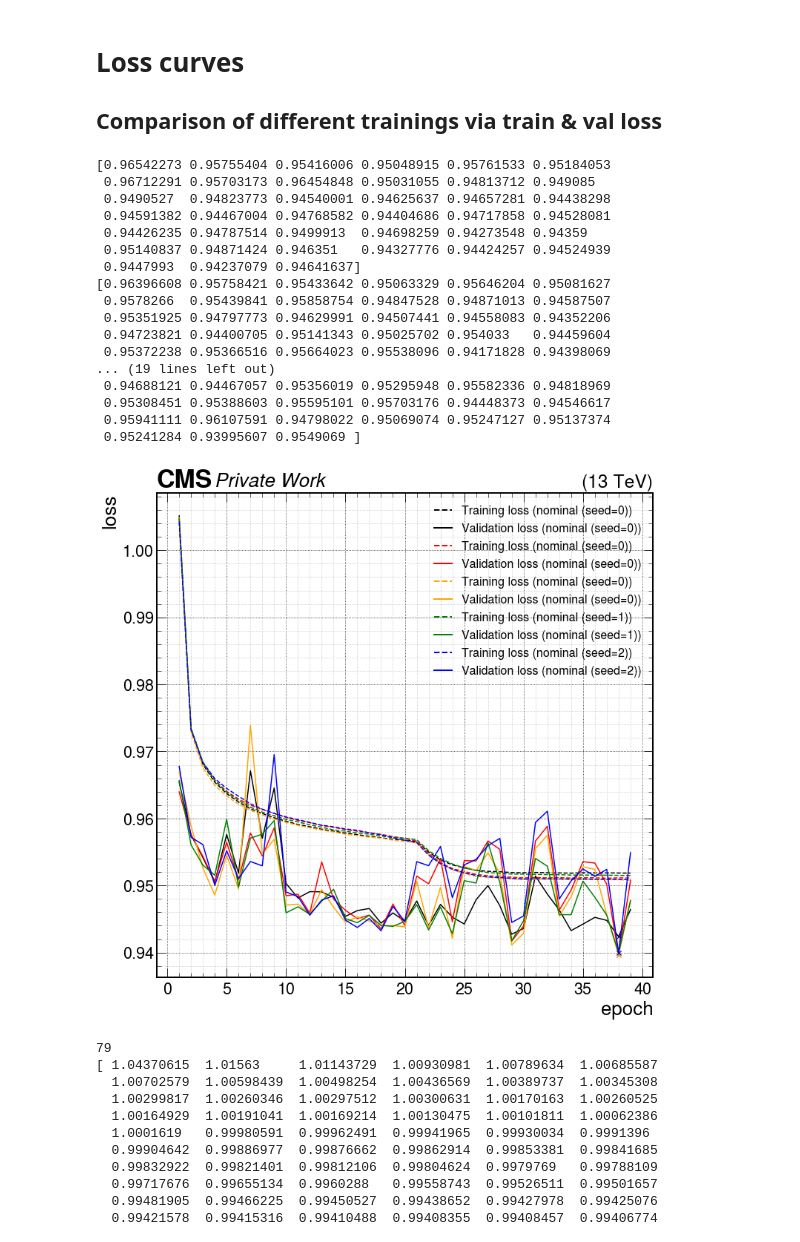
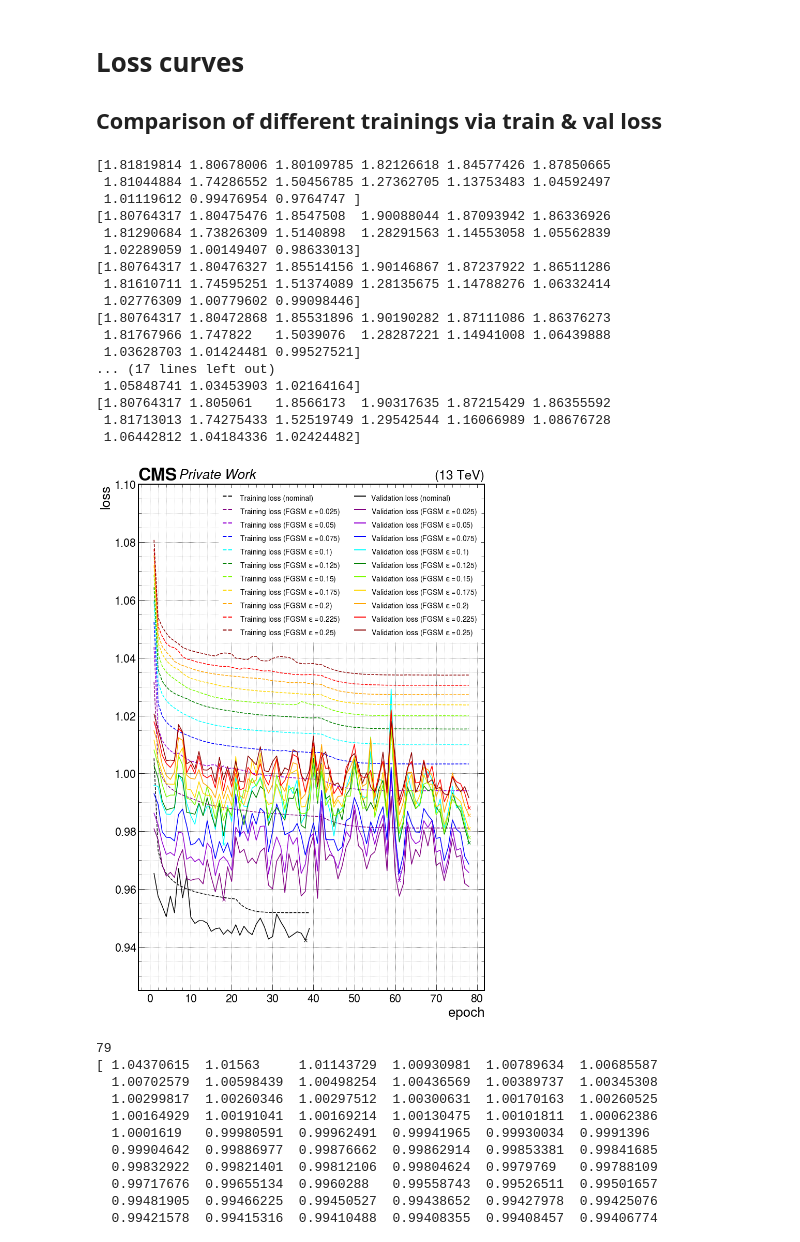
Before and after one commit to hschoenen/DeepJet, a Jupyter notebook: scripts/plot_loss.ipynb, the cells around one changed output. Saved outputs shown, nothing was run; the diff lists cells and outputs as text; code cells hidden in the pictures.

```diff
--- a/scripts/plot_loss.ipynb
+++ b/scripts/plot_loss.ipynb
@@ -10,6 +10,8 @@ import mplhep as hep
 
 plt.style.use(hep.cms.style.ROOT)
 # %%
+saveDir = '/home/home1/institut_3a/hschoenen/plots'
+modelDir = '/net/data_cms/institut_3a/hschoenen/models'
 dirz = {
     'nominal': f'/net/data_cms/institut_3a/hschoenen/models/nominal/',
     'nominal_2': f'/net/data_cms/institut_3a/hschoenen/models/nominal_2/',
@@ -28,5 +30,6 @@ dirz = {
     'fgsm-0_225': f'/net/scratch_cms3a/hschoenen/deepjet/results/fgsm-0_225/',
     'fgsm-0_25': f'/net/scratch_cms3a/hschoenen/deepjet/results/fgsm-0_25/',
 }
-saveDir = '/home/home1/institut_3a/hschoenen/plots'
+for model in dirz:
+    dirz[model] = f'{modelDir}/{model}/'
 # %%
@@ -69,7 +72,7 @@ leg_text = {
 }
 # %%
 # specify models
-model_names = ['nominal','nominal_2','nominal_3','nominal_seed1','nominal_seed2']#,'fgsm-0_025','fgsm-0_05','fgsm-0_075','fgsm-0_1','fgsm-0_125','fgsm-0_15','fgsm-0_175','fgsm-0_2','fgsm-0_225','fgsm-0_25']#'fgsm-0_01','fgsm-0_02','fgsm-0_01-new_epsilons',
+model_names = ['nominal','fgsm-0_025','fgsm-0_05','fgsm-0_075','fgsm-0_1','fgsm-0_125','fgsm-0_15','fgsm-0_175','fgsm-0_2','fgsm-0_225','fgsm-0_25']#,]#''nominal_2','nominal_3','nominal_seed1','nominal_seed2'
 # specify loss: 'training_validation' , 'training' , 'validation'
 plot_mode = 'training_validation'
 # specify: plot losses from batches in 1st epoch?
@@ -77,10 +80,11 @@ include_batch_losses = False
 # specify: put a marker at the best validation loss
 mark_best_loss = True
 
-fig,ax = plt.subplots(figsize=[12,12])
+fig,ax = plt.subplots(figsize=[12,18])
 plt.style.use(hep.cms.style.ROOT)
 ax.grid(which='minor', alpha=0.85)
 ax.grid(which='major', alpha=0.95, color='black')
+ax.set_ylim(top=1.1, bottom=0.925)
 title = ''
 for model in model_names:
     title = title + model + '_'
@@ -94,6 +98,7 @@ for model in model_names:
     batch_axis = np.arange(0,1+1/n_batches,1/n_batches)[indices]
     batch_training_losses = batch_training_losses[indices]
     batch_validation_losses = batch_validation_losses[indices]
+    print(batch_validation_losses)
     # losses from all epochs
     if mark_best_loss:
         best_epoch = epoch_validation_losses[-1]
@@ -104,55 +109,54 @@ for model in model_names:
     epoch_validation_losses = epoch_validation_losses[:-1]
 
     if include_batch_losses:
         x = np.concatenate((batch_axis,epoch_axis))
         y_train = np.concatenate((batch_training_losses,epoch_training_losses))
         y_val = np.concatenate((batch_validation_losses,epoch_validation_losses))
     else:
         x = epoch_axis
         y_train = epoch_training_losses
         y_val = epoch_validation_losses
     if 'training' in plot_mode:
-        ax.plot(x, y_train, color=colors[model], linestyle=training_linestyle, label=f'Training loss ({leg_text[model]})')
+        ax.plot(x, y_train, color=model_colors[model], linestyle=training_linestyle, label=f'Training loss ({leg_text[model]})')
     if 'validation' in plot_mode:
-        ax.plot(x, y_val, color=colors[model], linestyle='-', label=f'Validation loss ({leg_text[model]})')
+        ax.plot(x, y_val, color=model_colors[model], linestyle='-', label=f'Validation loss ({leg_text[model]})')
         if mark_best_loss:
-            plt.plot([best_epoch], [best_loss], color=colors[model], marker='x')
-        print(y_val)
+            plt.plot([best_epoch], [best_loss], color=model_colors[model], marker='x')
 ax.set_xlabel('epoch')
 ax.set_ylabel('loss')
 if len(model_names)<6:
     leg = ax.legend(fontsize=16)
 else:
     handles, labels = ax.get_legend_handles_labels()
     handles_sort = handles[0::2]+handles[1::2]
     labels_sort = labels[0::2]+labels[1::2]
     leg = ax.legend(handles_sort, labels_sort, fontsize=14, ncols=2, loc='upper right', handleheight=2.4, labelspacing=0.05, frameon=True,framealpha=1,facecolor='white')
 for legobj in leg.legend_handles:
     legobj.set_linewidth(2.0)
 leg.get_frame().set_linewidth(0.0)
 leg._legend_box.align = 'right'
 hep.cms.label(llabel='Private Work',rlabel='(13 TeV)')
 plt.savefig('{}/loss_curves/loss_{}.pdf'.format(saveDir,plot_mode), bbox_inches='tight')
 plt.savefig('loss.pdf', bbox_inches='tight')
 # %% [output]
-[0.96542273 0.95755404 0.95416006 0.95048915 0.95761533 0.95184053
- 0.96712291 0.95703173 0.96454848 0.95031055 0.94813712 0.949085
- 0.9490527  0.94823773 0.94540001 0.94625637 0.94657281 0.94438298
- 0.94591382 0.94467004 0.94768582 0.94404686 0.94717858 0.94528081
- 0.94426235 0.94787514 0.9499913  0.94698259 0.94273548 0.94359
- 0.95140837 0.94871424 0.946351   0.94327776 0.94424257 0.94524939
- 0.9447993  0.94237079 0.94641637]
-[0.96396608 0.95758421 0.95433642 0.95063329 0.95646204 0.95081627
- 0.9578266  0.95439841 0.95858754 0.94847528 0.94871013 0.94587507
- 0.95351925 0.94797773 0.94629991 0.94507441 0.94558083 0.94352206
- 0.94723821 0.94400705 0.95141343 0.95025702 0.954033   0.94459604
- 0.95372238 0.95366516 0.95664023 0.95538096 0.94171828 0.94398069
-... (19 lines left out)
- 0.94688121 0.94467057 0.95356019 0.95295948 0.95582336 0.94818969
- 0.95308451 0.95388603 0.95595101 0.95703176 0.94448373 0.94546617
- 0.95941111 0.96107591 0.94798022 0.95069074 0.95247127 0.95137374
- 0.95241284 0.93995607 0.9549069 ]
+[1.81819814 1.80678006 1.80109785 1.82126618 1.84577426 1.87850665
+ 1.81044884 1.74286552 1.50456785 1.27362705 1.13753483 1.04592497
+ 1.01119612 0.99476954 0.9764747 ]
+[1.80764317 1.80475476 1.8547508  1.90088044 1.87093942 1.86336926
+ 1.81290684 1.73826309 1.5140898  1.28291563 1.14553058 1.05562839
+ 1.02289059 1.00149407 0.98633013]
+[1.80764317 1.80476327 1.85514156 1.90146867 1.87237922 1.86511286
+ 1.81610711 1.74595251 1.51374089 1.28135675 1.14788276 1.06332414
+ 1.02776309 1.00779602 0.99098446]
+[1.80764317 1.80472868 1.85531896 1.90190282 1.87111086 1.86376273
+ 1.81767966 1.747822   1.5039076  1.28287221 1.14941008 1.06439888
+ 1.03628703 1.01424481 0.99527521]
+... (17 lines left out)
+ 1.05848741 1.03453903 1.02164164]
+[1.80764317 1.805061   1.8566173  1.90317635 1.87215429 1.86355592
+ 1.81713013 1.74275433 1.52519749 1.29542544 1.16066989 1.08676728
+ 1.06442812 1.04184336 1.02424482]
-[figure, old version]
+[figure, new version]
 # %%
 model = 'fgsm-0_05'
 a = np.load(dirz[model]+'loss_values/epoch_training_losses.npy')
```
Also changed, not shown: parts of 1 cell of this notebook, 6 other files.
